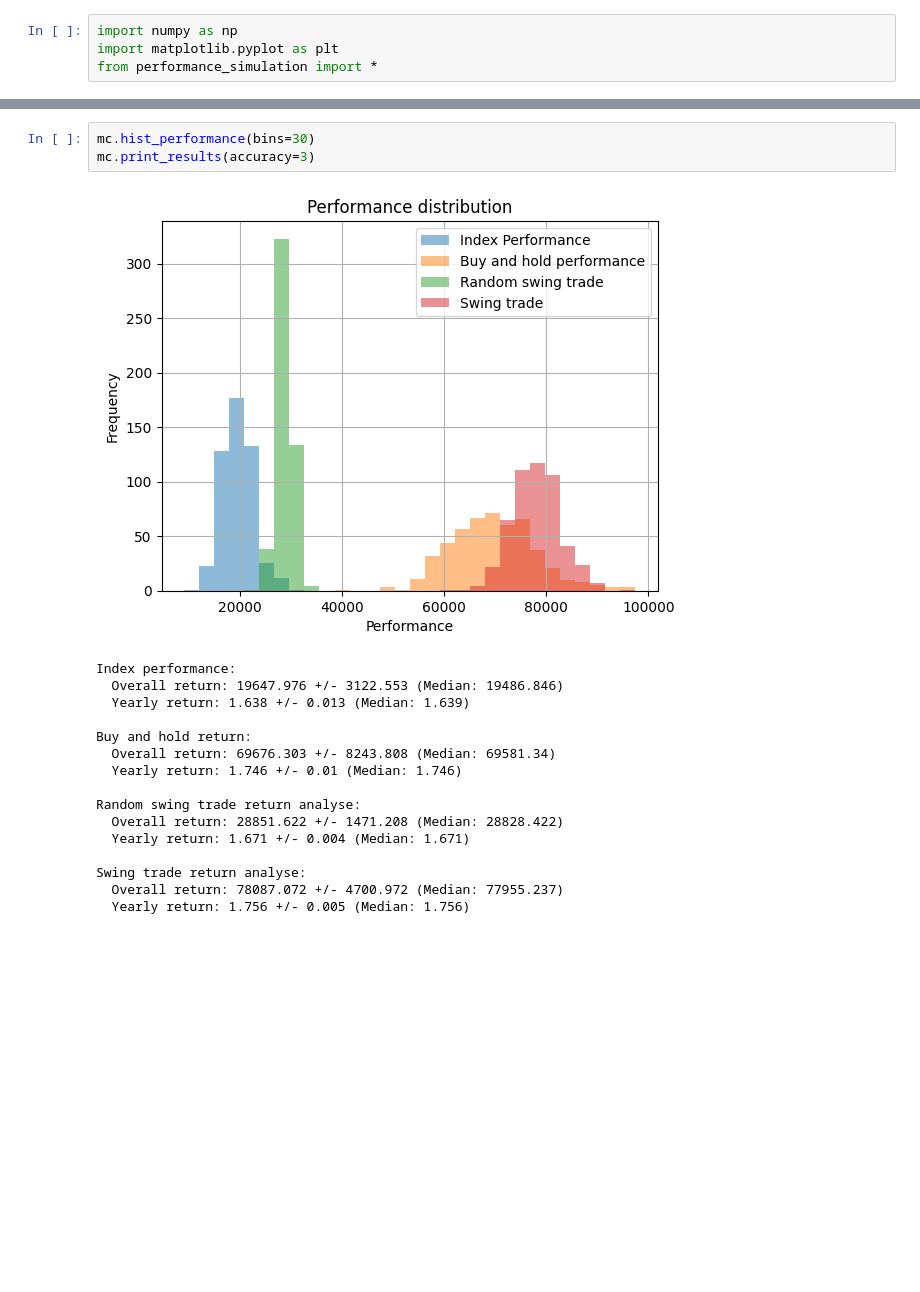
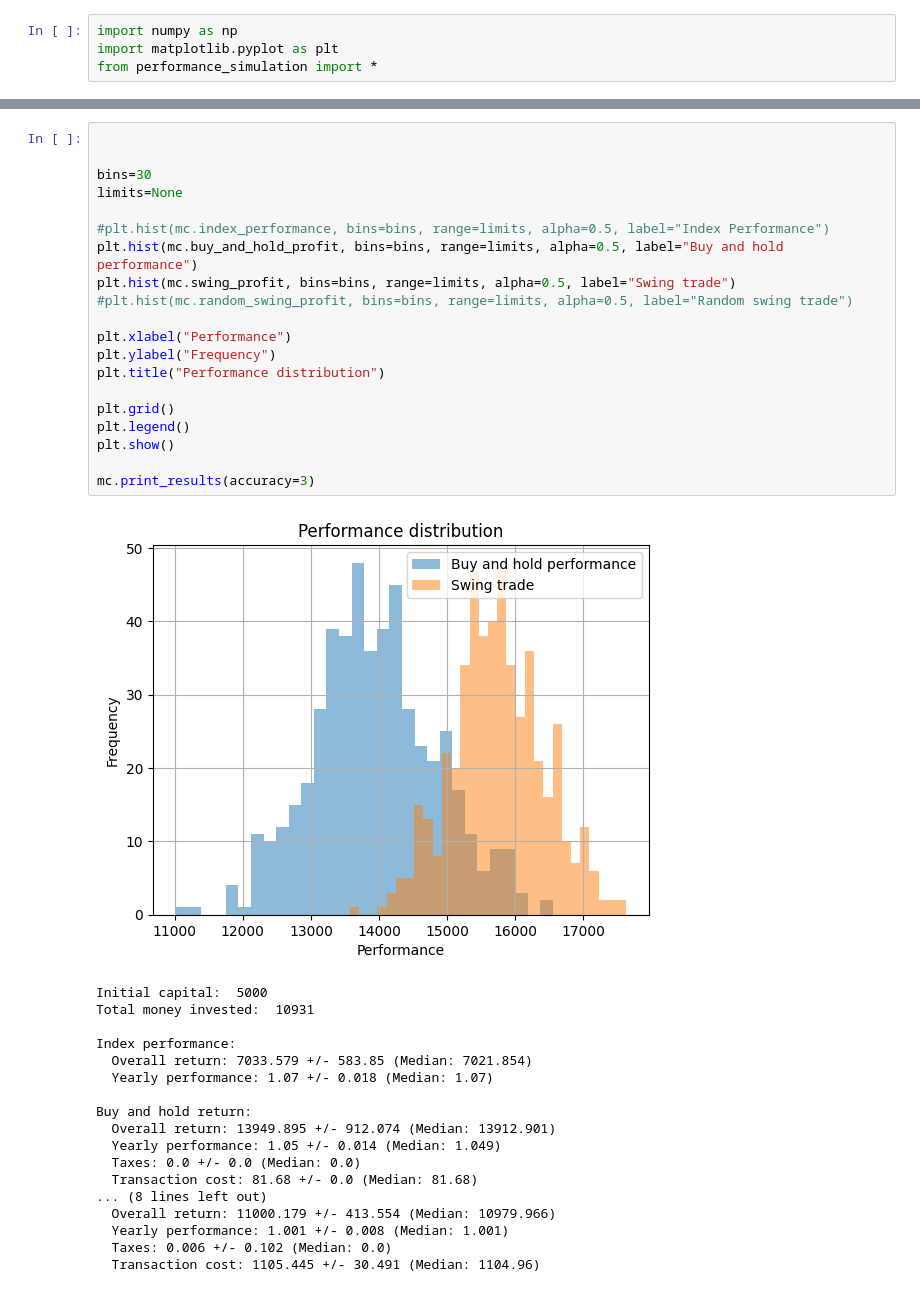
Before and after one commit to katakoruma/Chart-Strategy-Simulation, a Jupyter notebook: simulation.ipynb, the cells around one changed output, grey strips where cells are left out. Cells and saved outputs as stored; diff of their text form; blank space fills up the shorter version.

```diff
--- a/simulation.ipynb
+++ b/simulation.ipynb
@@ -83,20 +96,39 @@ _ = mc.mc_artificial_chart(n=500)
-# %%
-mc.hist_performance(bins=30)
-mc.print_results(accuracy=3)
-# %% [output]
-[figure, removed]
-Index performance:
-  Overall return: 19647.976 +/- 3122.553 (Median: 19486.846)
-  Yearly return: 1.638 +/- 0.013 (Median: 1.639)
-
-Buy and hold return:
-  Overall return: 69676.303 +/- 8243.808 (Median: 69581.34)
-  Yearly return: 1.746 +/- 0.01 (Median: 1.746)
-
-Random swing trade return analyse:
-  Overall return: 28851.622 +/- 1471.208 (Median: 28828.422)
-  Yearly return: 1.671 +/- 0.004 (Median: 1.671)
-
-Swing trade return analyse:
-  Overall return: 78087.072 +/- 4700.972 (Median: 77955.237)
-  Yearly return: 1.756 +/- 0.005 (Median: 1.756)
+# %%
+
+
+bins=30
+limits=None
+
+#plt.hist(mc.index_performance, bins=bins, range=limits, alpha=0.5, label="Index Performance")
+plt.hist(mc.buy_and_hold_profit, bins=bins, range=limits, alpha=0.5, label="Buy and hold performance")
+plt.hist(mc.swing_profit, bins=bins, range=limits, alpha=0.5, label="Swing trade")
+#plt.hist(mc.random_swing_profit, bins=bins, range=limits, alpha=0.5, label="Random swing trade")
+
+plt.xlabel("Performance")
+plt.ylabel("Frequency")
+plt.title("Performance distribution")
+
+plt.grid()
+plt.legend()
+plt.show()
+
+mc.print_results(accuracy=3)
+# %% [output]
+[figure, added]
+Initial capital:  5000
+Total money invested:  10931
+
+Index performance:
+  Overall return: 7033.579 +/- 583.85 (Median: 7021.854)
+  Yearly performance: 1.07 +/- 0.018 (Median: 1.07)
+
+Buy and hold return:
+  Overall return: 13949.895 +/- 912.074 (Median: 13912.901)
+  Yearly performance: 1.05 +/- 0.014 (Median: 1.049)
+  Taxes: 0.0 +/- 0.0 (Median: 0.0)
+  Transaction cost: 81.68 +/- 0.0 (Median: 81.68)
+... (8 lines left out)
+  Overall return: 11000.179 +/- 413.554 (Median: 10979.966)
+  Yearly performance: 1.001 +/- 0.008 (Median: 1.001)
+  Taxes: 0.006 +/- 0.102 (Median: 0.0)
+  Transaction cost: 1105.445 +/- 30.491 (Median: 1104.96)
```
Also changed, not shown: parts of 3 cells of this notebook, 1 other file.
